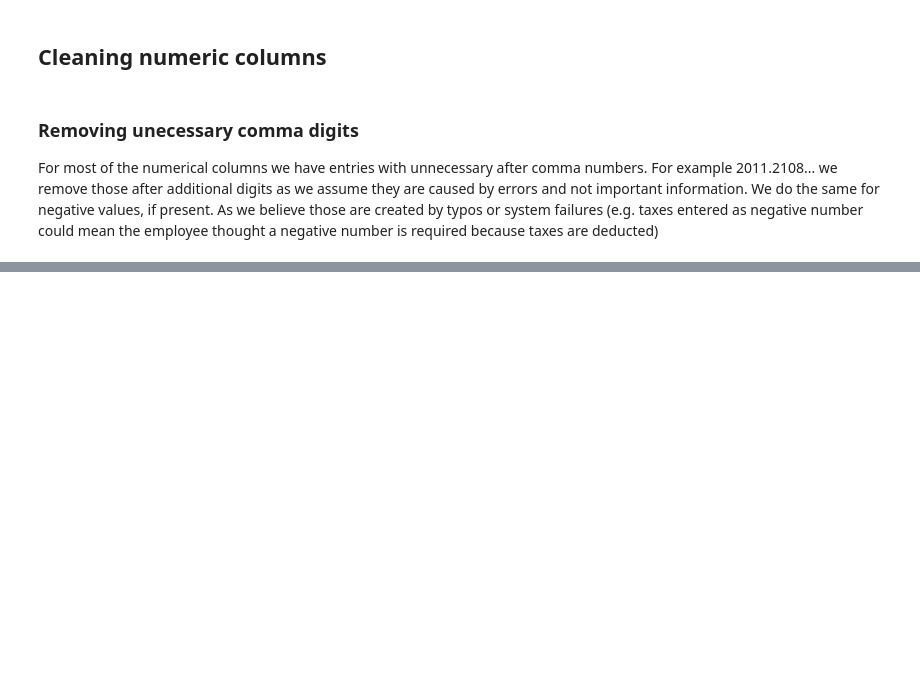
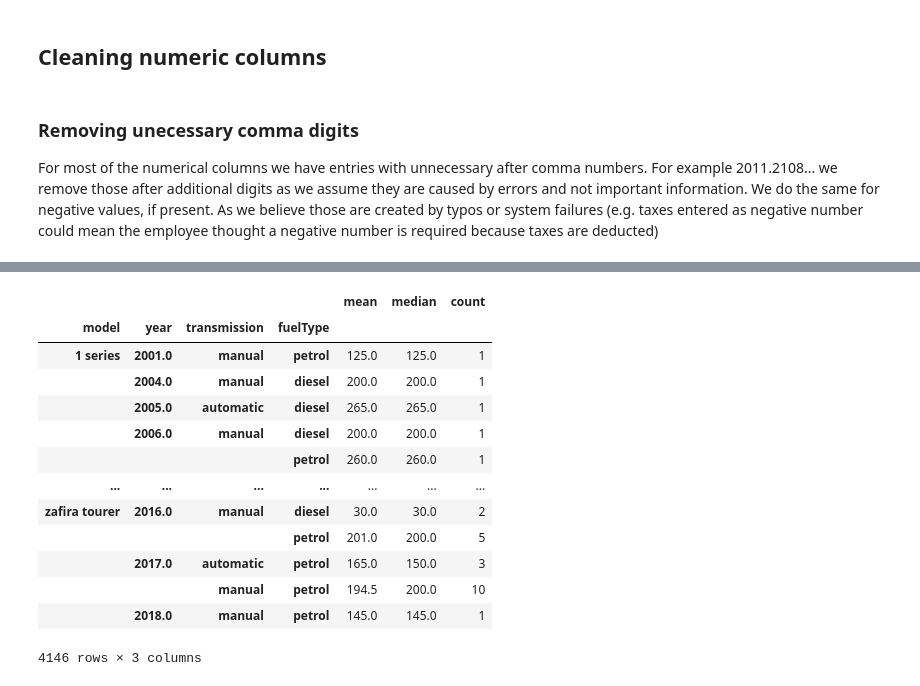
Before and after one commit to LiberoBiagi/ML_Nova_IMS_25-26, a Jupyter notebook: code.ipynb, the cells around one changed output, grey strips where cells are left out. Cells and saved outputs as stored; diff of their text form; code cells hidden in the pictures; blank space fills up the shorter version.

Commit message:
Numeric column formating, basic cleaning and interpolation using grouped mean values for mpg and tax

```diff
--- a/code.ipynb
+++ b/code.ipynb
@@ -288,0 +260,4 @@ df
+# %%
+df.hasDamage = df["hasDamage"].fillna(1) # We replace the missing values in hasDamage with 1 as missing values means the customer left the field empty
+# Mean and Median very similar for both Damage values
+df.groupby("hasDamage")[["price", "year", "mileage", "paintQuality%"]].agg(["mean", "median"]).round(2)
@@ -288,0 +270,3 @@ df
+# %%
+# Create the new column
+df["stated_no_damage"] = ~df["hasDamage"].astype(bool)
@@ -288,0 +279,6 @@ df
+# %%
+# Remove values which we cant interpolate reliably
+df = df[df.model.notna()]
+df = df[df.year.notna()]
+df = df[df.mileage.notna()]
+df = df[df.previousOwners.notna()]
@@ -288,0 +289,6 @@ df
+# %%
+# Remove values which could be interpolated with mode, but would increase bias in the data
+df = df[df.transmission.notna()] # Missing values 2078
+df = df[df.fuelType.notna()] # Missing values 1532
+#df = df[df.engineSize.notna()] # Missing values 1411
+df = df[df["paintQuality%"].notna()] # Missing values 1403
@@ -288,0 +303,17 @@ df
+# %%
+df.groupby(["model", "year", "transmission", "fuelType"])["tax"].agg(["mean", "median", "count"]).round(2)
+# %% [output]
+|  |  |  |  | mean | median | count |
+| model | year | transmission | fuelType |  |  |  |
+| 1 series | 2001.0 | manual | petrol | 125.0 | 125.0 | 1 |
+|  | 2004.0 | manual | diesel | 200.0 | 200.0 | 1 |
+|  | 2005.0 | automatic | diesel | 265.0 | 265.0 | 1 |
+|  | 2006.0 | manual | diesel | 200.0 | 200.0 | 1 |
+|  |  |  | petrol | 260.0 | 260.0 | 1 |
+| ... | ... | ... | ... | ... | ... | ... |
+| zafira tourer | 2016.0 | manual | diesel | 30.0 | 30.0 | 2 |
+|  |  |  | petrol | 201.0 | 200.0 | 5 |
+|  | 2017.0 | automatic | petrol | 165.0 | 150.0 | 3 |
+|  |  | manual | petrol | 194.5 | 200.0 | 10 |
+|  | 2018.0 | manual | petrol | 145.0 | 145.0 | 1 |
+4146 rows × 3 columns
```
Also changed, not shown: parts of 32 cells of this notebook.
